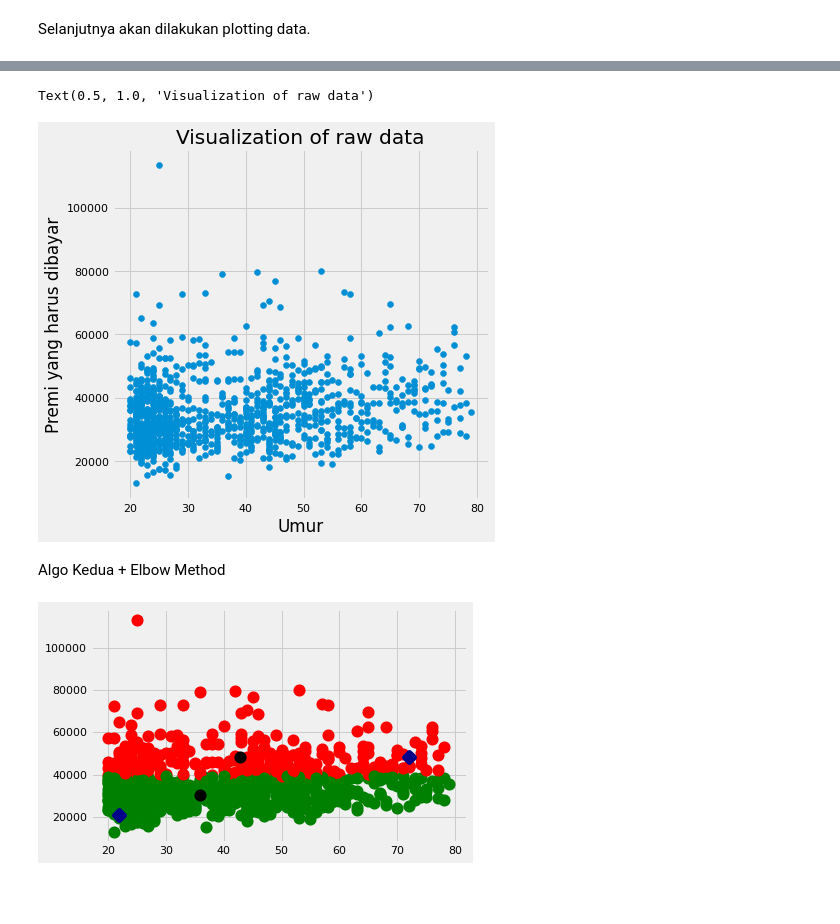
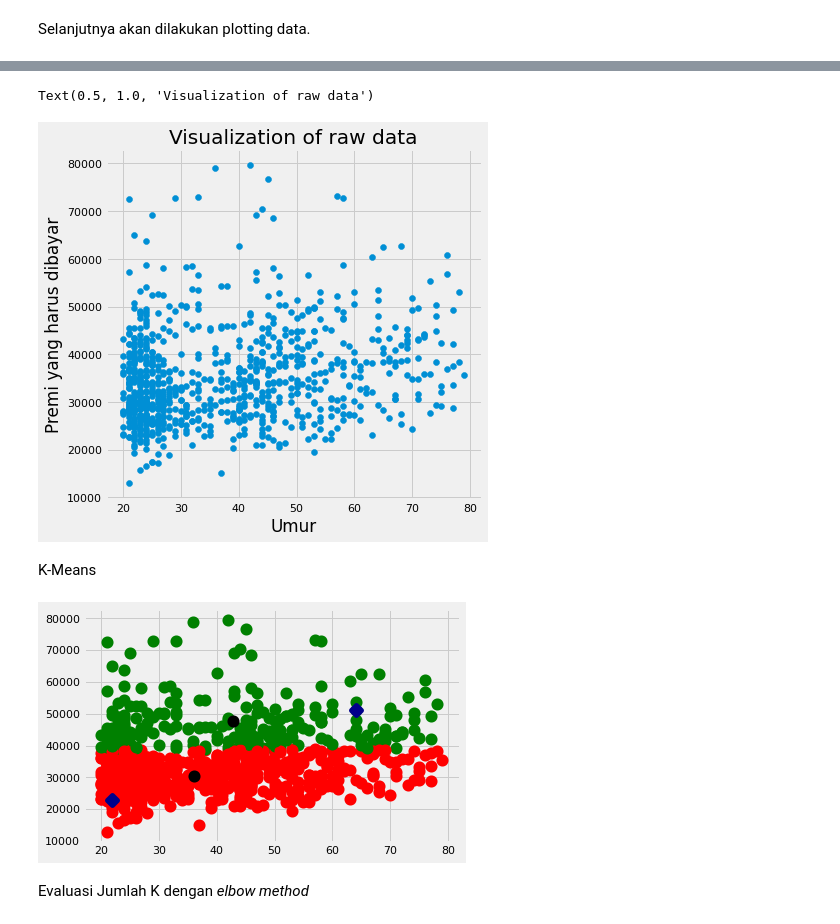
Before and after one commit to farisazizy/Artificial-Intelligence, a Jupyter notebook: clustering.ipynb, the cells around one changed output, grey strips where cells are left out. Drawn from its saved outputs; the diff is of its cells as text; code cells hidden in the pictures; blank space fills up the shorter version.

```diff
--- a/clustering.ipynb
+++ b/clustering.ipynb
@@ -31,6 +29,16 @@ df.drop(["id"], axis=1,  inplace=True)
 print("Data read into pandas dataframe!")
 # %% [output]
 Data read into pandas dataframe!
+# %%
+df.drop(["Tertarik"], axis=1,  inplace=True) #Clustering tidak membutuhkan kolom 'Tertarik'
+
+#Melakukan drop kolom berdasarkan analisis data
+df.drop(["id"], axis=1,  inplace=True)
+df.drop(["Jenis_Kelamin"], axis=1,  inplace=True)
+df.drop(["SIM"], axis=1,  inplace=True)
+df.drop(["Kode_Daerah"], axis=1,  inplace=True)
+df.drop(["Umur_Kendaraan"], axis=1,  inplace=True)
+df.drop(["Kendaraan_Rusak"], axis=1,  inplace=True)
 # %% [markdown]
 # Data Cleaning <a id="0"></a>
 # %%
@@ -124,6 +114,0 @@ dtype: int64
-# %%
-object_column = df.select_dtypes(['object']).columns
-
-category_column = df.select_dtypes(['category']).columns
-df[object_column]=df[object_column].apply(lambda x: x.astype('category'))
-df.info()
@@ -148,6 +115,3 @@ memory usage: 10.9 MB
-# %%
-df[object_column] = df[object_column].apply(lambda x: x.cat.codes)
-df[category_column] = df[category_column].apply(lambda x: x.cat.codes)
 # %% [markdown]
 # Clustering K-Means <a id="0"></a>
 # %% [markdown]
@@ -203,12 +146,17 @@ df1 = df1[:1000] #Hanya menggunakan 1000 data
+# %%
+df1 = df[['Umur', 'Premi']].copy() #Membuat dataframe baru dengan hanya 2 kolom yang dibutuhkan
+df1 = df1[:1000] #Hanya menggunakan 1000 data
+df1 = df1.drop(df1[df1.Premi == df1.Premi.min()].index) #Menghapus outlier bawah
+df1 = df1.drop(df1[df1.Premi == df1.Premi.max()].index) #mMenghapus outlier atas
 # %%
-plt.figure(figsize=(6, 6))
-plt.scatter(df1.iloc[:, 0], df1.iloc[:, 1])
+plt.figure(figsize=(6, 6)) #Mengatur ukuran grafik
+plt.scatter(df1.iloc[:, 0], df1.iloc[:, 1]) #Mengatur sumbu x dan y
 plt.ylabel('Premi yang harus dibayar')
 plt.xlabel('Umur')
 plt.title('Visualization of raw data')
 # %% [output]
 Text(0.5, 1.0, 'Visualization of raw data')
-[figure, old version]
+[figure, new version]
-# %% [markdown]
-Algo Kedua + Elbow Method
+# %% [markdown]
+K-Means
 # %%
@@ -302,12 +250,14 @@ class K_Means:
 # %%
-new = df1.to_numpy()
-kmeans = K_Means(k=2, data = new, centroid_init='random')
-centroids, cluster_assignments, iters, orig_centroids = kmeans.fit(new)
-index = cluster_assignments[:,0] ## This has the cluster assignment 0,1,....
-distance = cluster_assignments[:,1]  ## This has the distance from their respective centroides for evaluation purposes
+new = df1.to_numpy() #merubah dataframe menjadi array numpy
+kmeans = K_Means(k=2, data = new, centroid_init='random') #inisiasi objek
+centroids, clusterAssign, iters, FirstCentroid = kmeans.fit(new) #menyimpan hasil fit ke variabel
+index = clusterAssign[:,0] # cluster assignment 0,1,....
+distance = clusterAssign[:,1]  # evaluasi
 
-k=2
-plot(new,k,index,centroids,orig_centroids)
+k=2 #centroid = 2
+plot(new,k,index,centroids,FirstCentroid) #membuat grafik
 # %% [output]
-[figure, old version]
+[figure, new version]
+# %% [markdown]
+Evaluasi Jumlah K dengan _elbow method_
 # %%
```
Also changed, not shown: parts of 15 cells of this notebook.
